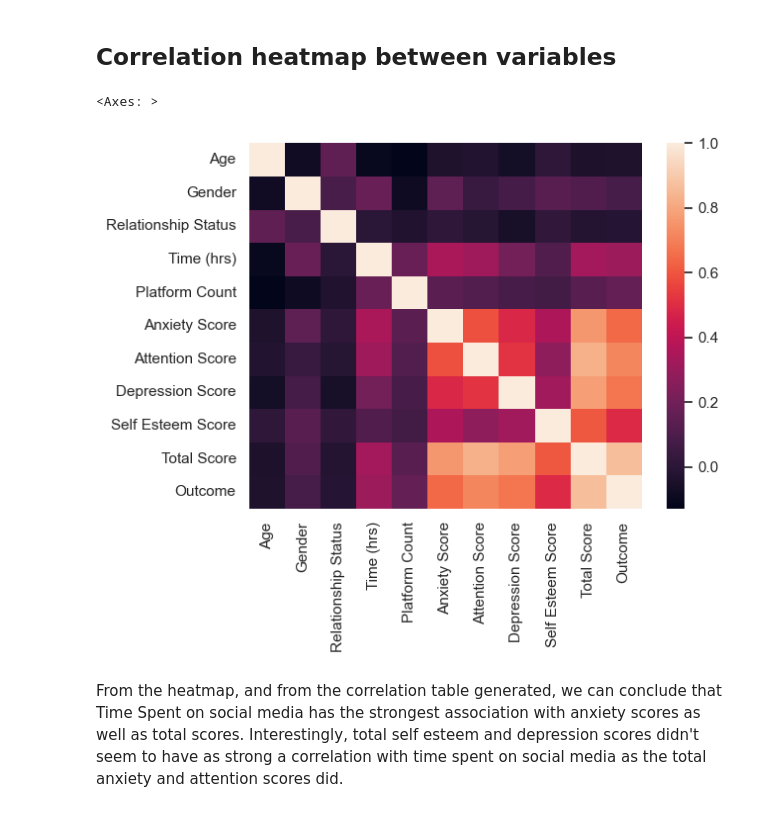
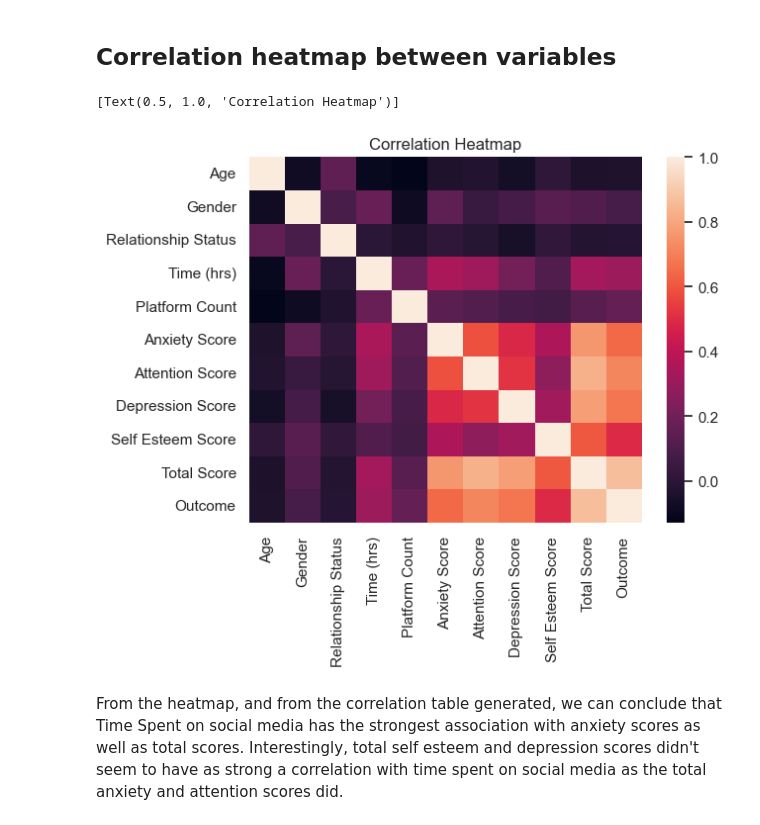
Before and after one commit to allygee/smmh_project, a Jupyter notebook: Social Media Mental Heallth Notebook.ipynb, the cells around one changed output. Drawn from its saved outputs; the diff is of its cells as text; code cells hidden in the pictures.

```diff
--- a/Social Media Mental Heallth Notebook.ipynb
+++ b/Social Media Mental Heallth Notebook.ipynb
@@ -705,12 +714,12 @@ data.drop(labels=['Anxiety Q1', 'Anxiety Q2',
 # %%
 #create a correlation table using only numeric values in our data
 corrdf = data.corr(method='spearman', numeric_only=True)
 corrdf.sort_index(axis=1, ascending=True)
 
 #visualise correlation coefficients in a heatmap
-sns.heatmap(corrdf)
+sns.heatmap(corrdf).set(title="Correlation Heatmap")
 # %% [output]
-<Axes: >
+[Text(0.5, 1.0, 'Correlation Heatmap')]
-[figure, old version]
+[figure, new version]
 # %% [markdown]
 From the heatmap, and from the correlation table generated, we can conclude that Time Spent on social media has the strongest association with anxiety scores as well as total scores. Interestingly, total self esteem and depression scores didn't seem to have as strong a correlation with time spent on social media as the total anxiety and attention scores did.
```
Also changed, not shown: parts of 6 cells of this notebook.
